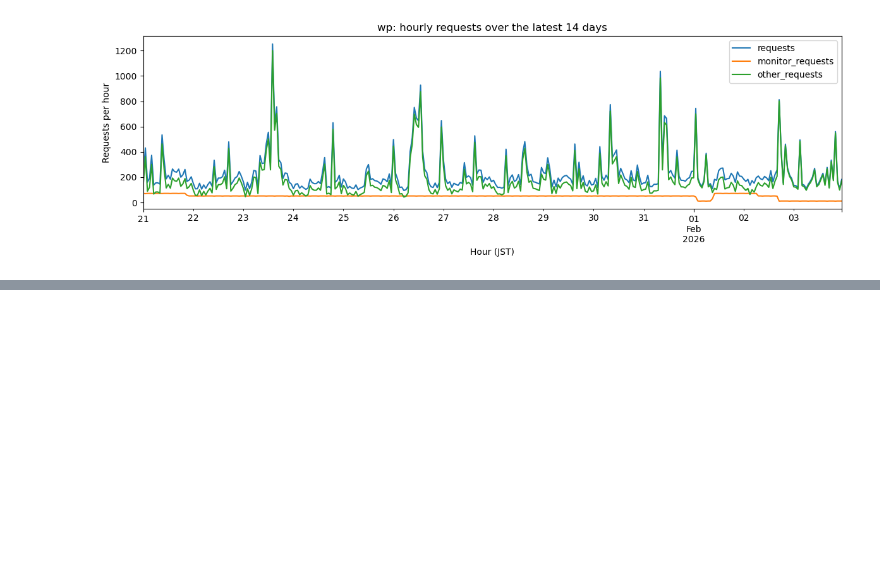
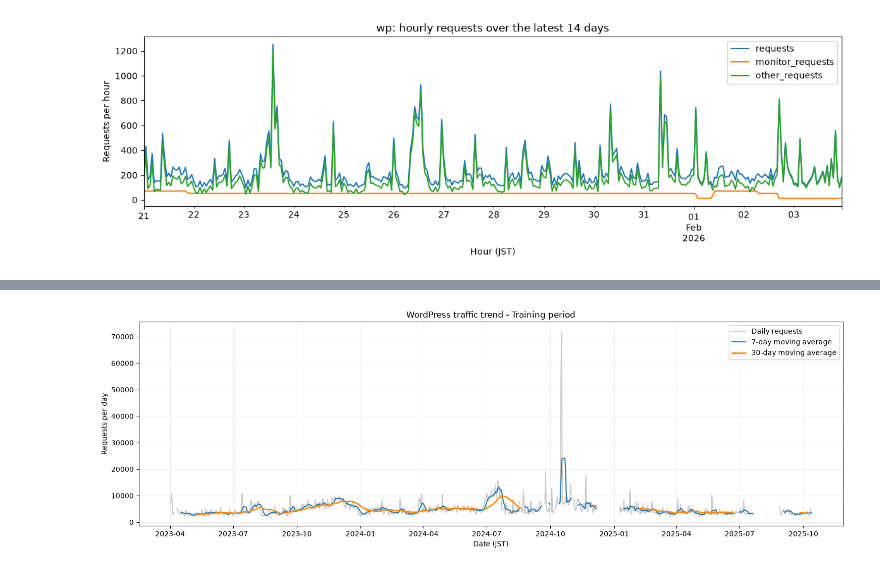
Before and after one commit to yassers25/Time-Series-Analysis, a Jupyter notebook: notebooks/data_exploration.ipynb, the cells around one changed output, grey strips where cells are left out. Saved outputs shown, nothing was run; the diff lists cells and outputs as text; code cells hidden in the pictures; blank space fills up the shorter version.

```diff
--- a/notebooks/data_exploration.ipynb
+++ b/notebooks/data_exploration.ipynb
@@ -458,0 +576,20 @@ plt.show()
+# %%
+# A weekly and a monthly rolling average help show the trend.
+rolling_7 = train["requests"].rolling(window=7, min_periods=7).mean()
+rolling_30 = train["requests"].rolling(window=30, min_periods=30).mean()
+
+fig, ax = plt.subplots(figsize=(15, 5))
+ax.plot(train.index, train["requests"], color="gray", alpha=0.4, label="Daily requests")
+ax.plot(rolling_7, label="7-day moving average")
+ax.plot(rolling_30, color="darkorange", linewidth=2, label="30-day moving average")
+
+ax.set_title("WordPress traffic trend - Training period")
+ax.set_xlabel("Date (JST)")
+ax.set_ylabel("Requests per day")
+ax.legend()
+ax.grid(alpha=0.2)
+
+plt.tight_layout()
+plt.show()
+# %% [output]
+[figure, added]
```
Also changed, not shown: parts of 52 cells of this notebook.
